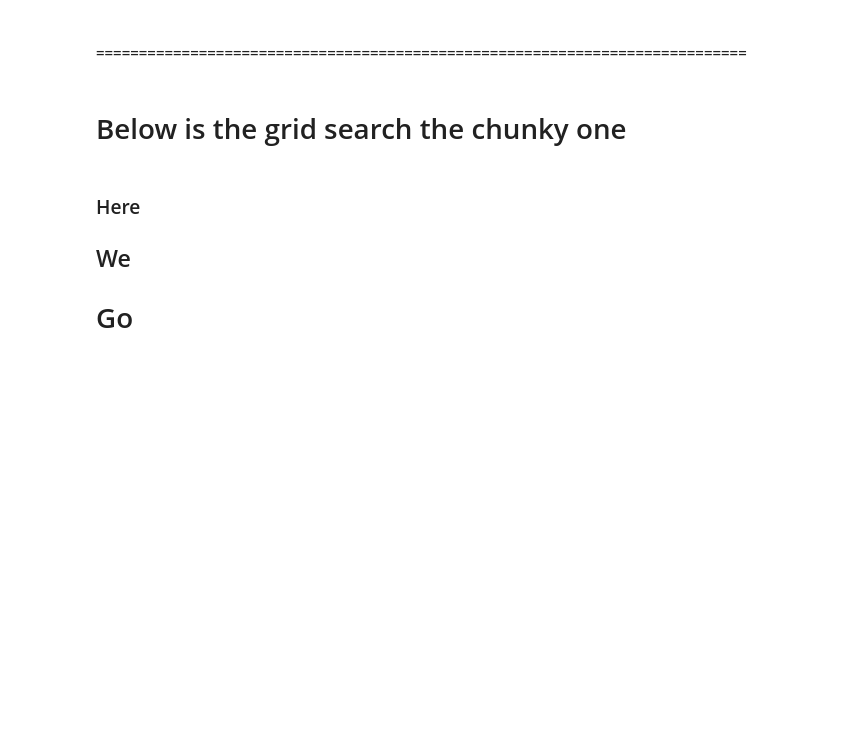
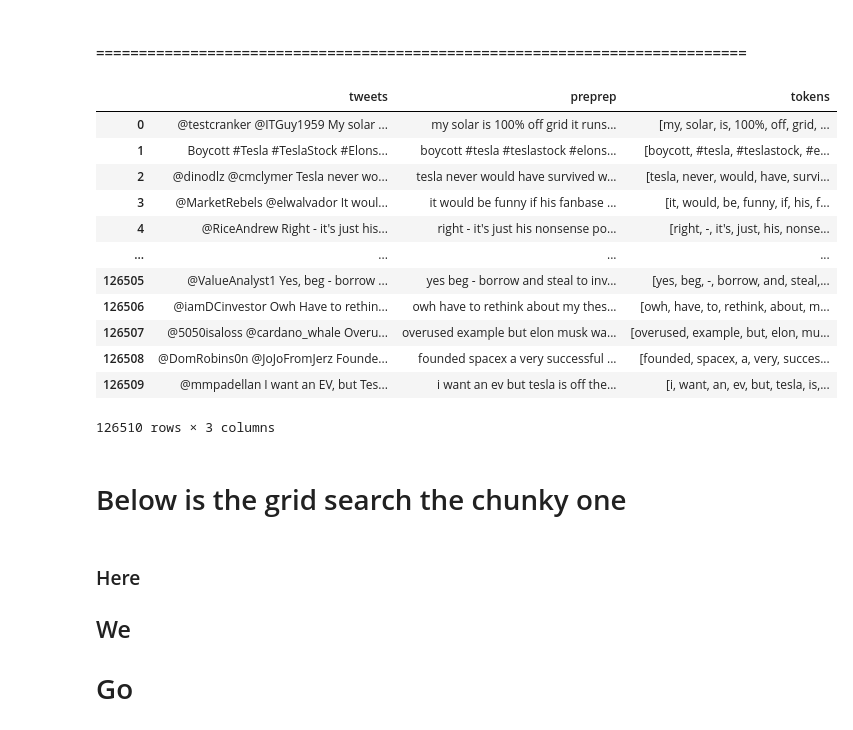
Before and after one commit to Auustiino/Tesla-Perception-Audit, a Jupyter notebook: Topic-Modeling-Exploration-Copy3.ipynb, the cells around one changed output. Cells and saved outputs as stored; diff of their text form; code cells hidden in the pictures; blank space fills up the shorter version.

```diff
--- a/Topic-Modeling-Exploration-Copy3.ipynb
+++ b/Topic-Modeling-Exploration-Copy3.ipynb
@@ -299,0 +328,17 @@ fig = go.Figure(
+# %%
+full['tokens'] = [i.split() for i in full['preprep']]
+full
+# %% [output]
+|  | tweets | preprep | tokens |
+| 0 | @testcranker @ITGuy1959 My solar ... | my solar is 100% off grid it runs... | [my, solar, is, 100%, off, grid, ... |
+| 1 | Boycott #Tesla #TeslaStock #Elons... | boycott #tesla #teslastock #elons... | [boycott, #tesla, #teslastock, #e... |
+| 2 | @dinodlz @cmclymer Tesla never wo... | tesla never would have survived w... | [tesla, never, would, have, survi... |
+| 3 | @MarketRebels @elwalvador It woul... | it would be funny if his fanbase ... | [it, would, be, funny, if, his, f... |
+| 4 | @RiceAndrew Right - it's just his... | right - it's just his nonsense po... | [right, -, it's, just, his, nonse... |
+| ... | ... | ... | ... |
+| 126505 | @ValueAnalyst1 Yes, beg - borrow ... | yes beg - borrow and steal to inv... | [yes, beg, -, borrow, and, steal,... |
+| 126506 | @iamDCinvestor Owh Have to rethin... | owh have to rethink about my thes... | [owh, have, to, rethink, about, m... |
+| 126507 | @5050isaloss @cardano_whale Overu... | overused example but elon musk wa... | [overused, example, but, elon, mu... |
+| 126508 | @DomRobins0n @JoJoFromJerz Founde... | founded spacex a very successful ... | [founded, spacex, a, very, succes... |
+| 126509 | @mmpadellan I want an EV, but Tes... | i want an ev but tesla is off the... | [i, want, an, ev, but, tesla, is,... |
+126510 rows × 3 columns
```
Also changed, not shown: parts of 44 cells of this notebook, 2 other files.
